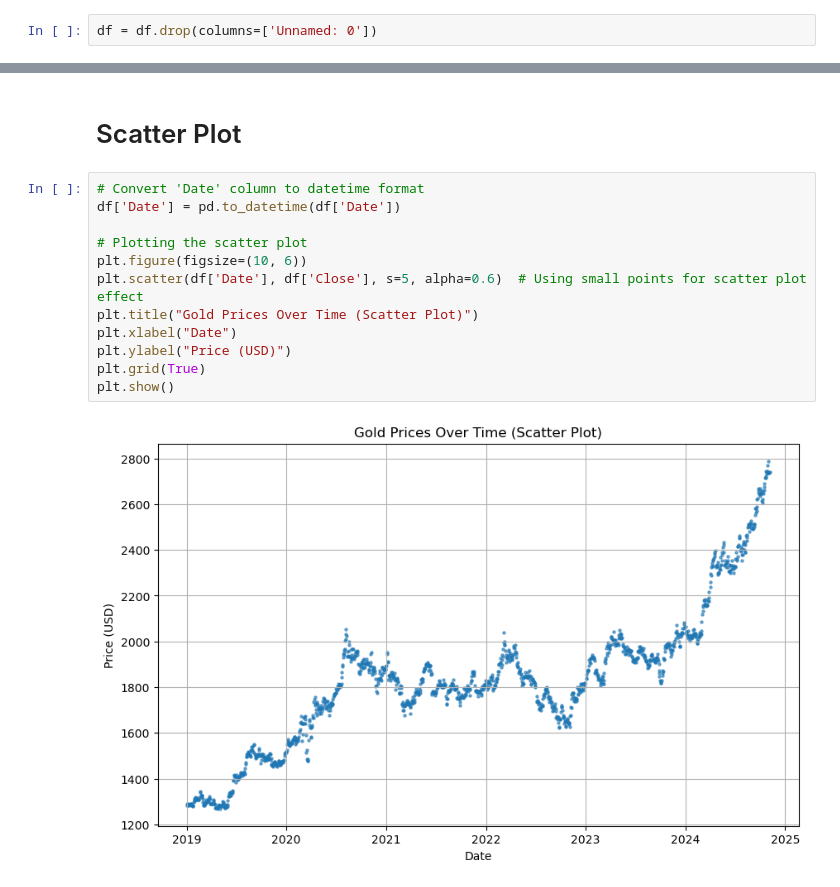
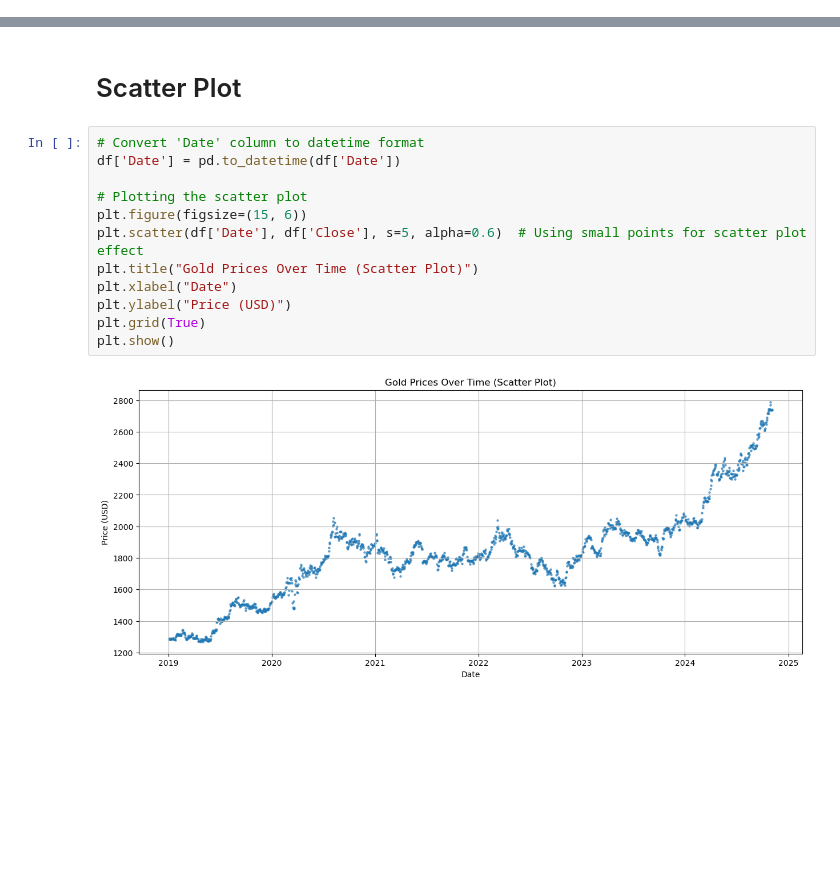
Before and after one commit to trungngothanh13/-STAT3013.-P12_Nhom2-, a Jupyter notebook: Common items/gc=f_statistic.ipynb, the cells around one changed output, grey strips where cells are left out. Cells and saved outputs as stored; diff of their text form; blank space fills up the shorter version.

```diff
--- a/Common items/gc=f_statistic.ipynb
+++ b/Common items/gc=f_statistic.ipynb
@@ -3,8 +3,6 @@ import pandas as pd
 import matplotlib.pyplot as plt
 # %%
 df = pd.read_csv('../dataset/cleaned_gc=f.csv')
-# %%
-df = df.drop(columns=['Unnamed: 0'])
 # %%
 # Check head
 df.head()
@@ -97,14 +85,14 @@ Text(0, 0.5, 'Price')
 # %%
 # Convert 'Date' column to datetime format
 df['Date'] = pd.to_datetime(df['Date'])
 
 # Plotting the scatter plot
-plt.figure(figsize=(10, 6))
+plt.figure(figsize=(15, 6))
 plt.scatter(df['Date'], df['Close'], s=5, alpha=0.6)  # Using small points for scatter plot effect
 plt.title("Gold Prices Over Time (Scatter Plot)")
 plt.xlabel("Date")
 plt.ylabel("Price (USD)")
 plt.grid(True)
 plt.show()
 # %% [output]
-[figure, old version]
+[figure, new version]
```
Also changed, not shown: parts of 3 cells of this notebook.
